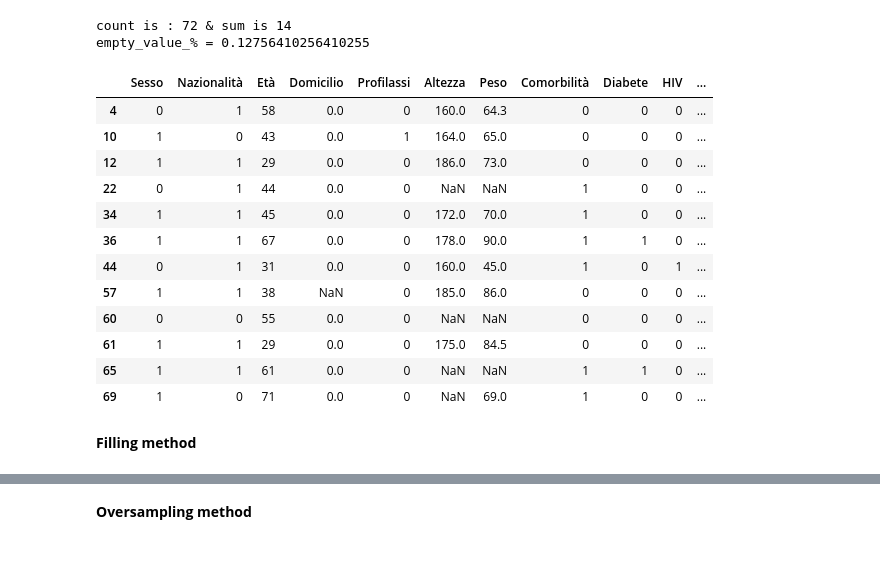
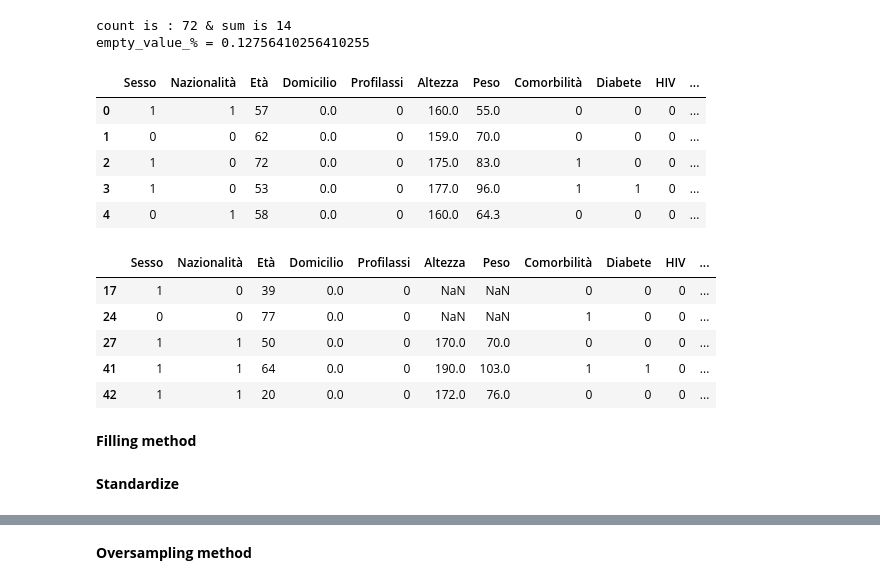
Before and after one commit to BalthazarMIGNARD/MalariaDataAnalysis, a Jupyter notebook: dataAugmentation/dataAug1.ipynb, the cells around one changed output, grey strips where cells are left out. Saved outputs shown, nothing was run; the diff lists cells and outputs as text; code cells hidden in the pictures; blank space fills up the shorter version.

```diff
--- a/dataAugmentation/dataAug1.ipynb
+++ b/dataAugmentation/dataAug1.ipynb
@@ -78,22 +78,24 @@ while True:
 
     if all_have_two_classes:
         break
+# %%
+trains_df[0].head(5)
+# %% [output]
+|  | Sesso | Nazionalità | Età | Domicilio | Profilassi | Altezza | Peso | Comorbilità | Diabete | HIV | ... |
+| 0 | 1 | 1 | 57 | 0.0 | 0 | 160.0 | 55.0 | 0 | 0 | 0 | ... |
+| 1 | 0 | 0 | 62 | 0.0 | 0 | 159.0 | 70.0 | 0 | 0 | 0 | ... |
+| 2 | 1 | 0 | 72 | 0.0 | 0 | 175.0 | 83.0 | 1 | 0 | 0 | ... |
+| 3 | 1 | 0 | 53 | 0.0 | 0 | 177.0 | 96.0 | 1 | 1 | 0 | ... |
+| 4 | 0 | 1 | 58 | 0.0 | 0 | 160.0 | 64.3 | 0 | 0 | 0 | ... |
 # %%
-tests_df[0]
+tests_df[0].head(5)
 # %% [output]
 |  | Sesso | Nazionalità | Età | Domicilio | Profilassi | Altezza | Peso | Comorbilità | Diabete | HIV | ... |
-| 4 | 0 | 1 | 58 | 0.0 | 0 | 160.0 | 64.3 | 0 | 0 | 0 | ... |
-| 10 | 1 | 0 | 43 | 0.0 | 1 | 164.0 | 65.0 | 0 | 0 | 0 | ... |
-| 12 | 1 | 1 | 29 | 0.0 | 0 | 186.0 | 73.0 | 0 | 0 | 0 | ... |
-| 22 | 0 | 1 | 44 | 0.0 | 0 | NaN | NaN | 1 | 0 | 0 | ... |
-| 34 | 1 | 1 | 45 | 0.0 | 0 | 172.0 | 70.0 | 1 | 0 | 0 | ... |
-| 36 | 1 | 1 | 67 | 0.0 | 0 | 178.0 | 90.0 | 1 | 1 | 0 | ... |
-| 44 | 0 | 1 | 31 | 0.0 | 0 | 160.0 | 45.0 | 1 | 0 | 1 | ... |
-| 57 | 1 | 1 | 38 | NaN | 0 | 185.0 | 86.0 | 0 | 0 | 0 | ... |
-| 60 | 0 | 0 | 55 | 0.0 | 0 | NaN | NaN | 0 | 0 | 0 | ... |
-| 61 | 1 | 1 | 29 | 0.0 | 0 | 175.0 | 84.5 | 0 | 0 | 0 | ... |
-| 65 | 1 | 1 | 61 | 0.0 | 0 | NaN | NaN | 1 | 1 | 0 | ... |
-| 69 | 1 | 0 | 71 | 0.0 | 0 | NaN | 69.0 | 1 | 0 | 0 | ... |
+| 17 | 1 | 0 | 39 | 0.0 | 0 | NaN | NaN | 0 | 0 | 0 | ... |
+| 24 | 0 | 0 | 77 | 0.0 | 0 | NaN | NaN | 1 | 0 | 0 | ... |
+| 27 | 1 | 1 | 50 | 0.0 | 0 | 170.0 | 70.0 | 0 | 0 | 0 | ... |
+| 41 | 1 | 1 | 64 | 0.0 | 0 | 190.0 | 103.0 | 1 | 1 | 0 | ... |
+| 42 | 1 | 1 | 20 | 0.0 | 0 | 172.0 | 76.0 | 0 | 0 | 0 | ... |
 # %% [markdown]
 **Filling method**
 # %%
@@ -171,3 +225,5 @@ for i in range(len(tests_df)):
+# %% [markdown]
+**Standardize**
 # %%
 def standardize(df) :
     means = df.mean(axis=0)
```
Also changed, not shown: parts of 26 cells of this notebook, 2 other files.
